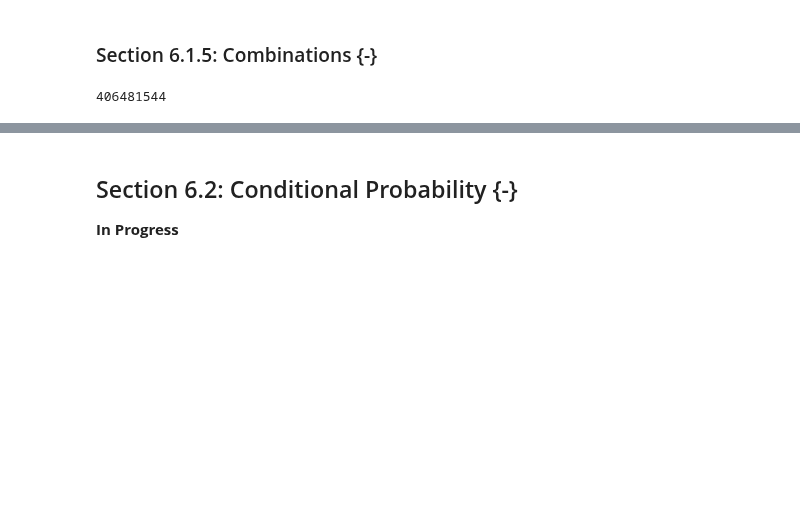
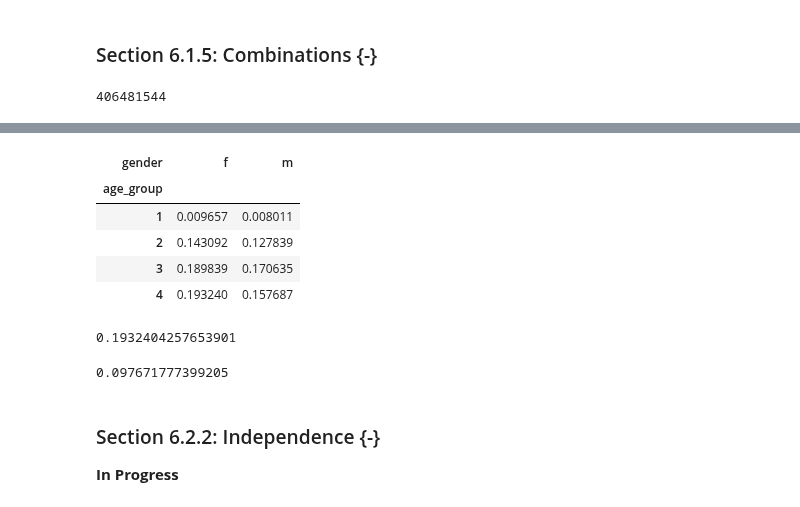
Before and after one commit to jeffallen13/qsspy, a Jupyter notebook: PROBABILITY/probability-py.ipynb, the cells around one changed output, grey strips where cells are left out. Cells and saved outputs as stored; diff of their text form; code cells hidden in the pictures; blank space fills up the shorter version.

Commit message:
Section 6.2.1 complete

```diff
--- a/PROBABILITY/probability-py.ipynb
+++ b/PROBABILITY/probability-py.ipynb
@@ -78,4 +258,27 @@ comb(84, 6)
+# %%
+# two-way joint probability table for age group and gender
+joint2 = pd.crosstab(FLVoters['age_group'], FLVoters['gender'],
+                     normalize=True)
+
+joint2
+# %% [output]
+| gender | f | m |
+| age_group |  |  |
+| 1 | 0.009657 | 0.008011 |
+| 2 | 0.143092 | 0.127839 |
+| 3 | 0.189839 | 0.170635 |
+| 4 | 0.193240 | 0.157687 |
+# %%
+# P(above 60 and female)
+joint2.loc[4, 'f']
+# %% [output]
+0.1932404257653901
+# %%
+# P(black | female and above 60)
+joint3.loc[('black', 4), 'f'] / joint2.loc[4, 'f']
+# %% [output]
+0.097671777399205
 # %% [markdown]
-## Section 6.2: Conditional Probability {-}
+### Section 6.2.2: Independence {-}
 
 **In Progress**
```
Also changed, not shown: parts of 20 cells of this notebook, 2 other files.
